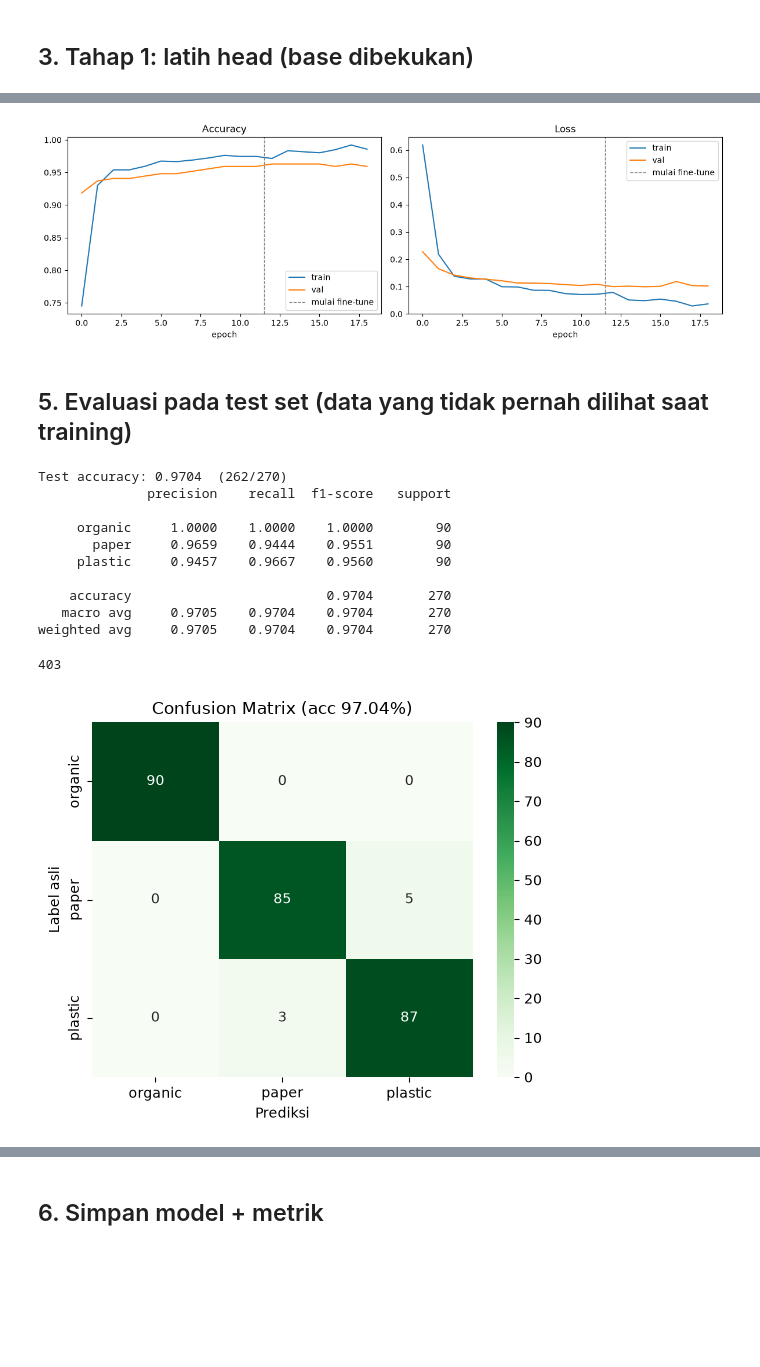
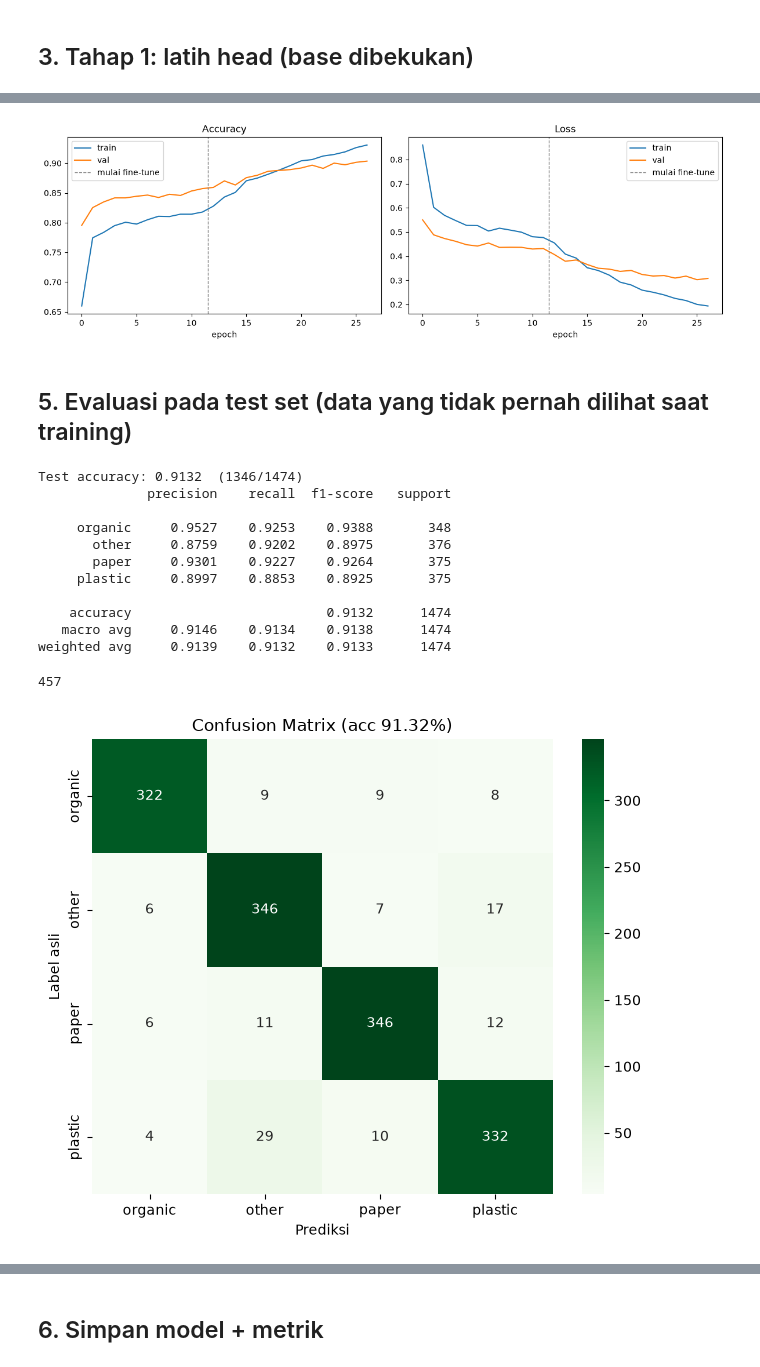
Before and after one commit to Asadell/smart-waste-management, a Jupyter notebook: ml/notebooks/training.ipynb, the cells around one changed output, grey strips where cells are left out. Cells and saved outputs as stored; diff of their text form; code cells hidden in the pictures; blank space fills up the shorter version.

Commit message:
feat: add "other" class to waste classifier (4-class model v2) so non-waste photos are rejected

```diff
--- a/ml/notebooks/training.ipynb
+++ b/ml/notebooks/training.ipynb
@@ -48,12 +55,23 @@ def load(split, shuffle):
 train_ds = load("train", True)
 val_ds = load("val", False)
 test_ds = load("test", False)
+# Object types never used in training (e.g. electric_guitar). All should be predicted "other".
+unseen_ds = keras.utils.image_dataset_from_directory(
+    DATA / "unseen" / "other", labels=None, image_size=IMG_SIZE, batch_size=BATCH, shuffle=False,
+)
+UNSEEN_FILES = unseen_ds.file_paths
 CLASS_NAMES = train_ds.class_names
 print("Classes:", CLASS_NAMES)
-print(json.dumps(json.loads((DATA / "summary.json").read_text())["classes"], indent=1))
+summary = json.loads((DATA / "summary.json").read_text())
+print({c: {k: v for k, v in info.items() if k != "groups"} for c, info in summary["classes"].items()})
+print("unseen:", summary["unseen_other"])
 
 AUTOTUNE = tf.data.AUTOTUNE
-train_ds = train_ds.cache().prefetch(AUTOTUNE)
-val_ds = val_ds.cache().prefetch(AUTOTUNE)
+# Cache to disk instead of RAM: ~10k decoded images would need ~6 GB of memory.
+CACHE = ROOT / "data" / "cache"
+import shutil; shutil.rmtree(CACHE, ignore_errors=True); CACHE.mkdir(parents=True)
+train_ds = train_ds.cache(str(CACHE / "train")).prefetch(AUTOTUNE)
+val_ds = val_ds.cache(str(CACHE / "val")).prefetch(AUTOTUNE)
 test_ds = test_ds.cache().prefetch(AUTOTUNE)
+unseen_ds = unseen_ds.prefetch(AUTOTUNE)
 # %% [output]
@@ -94,8 +106,10 @@ Jadi API cukup mengirim gambar RGB 224×224 dengan nilai 0–255. Layer augmenta
 augment = keras.Sequential([
     layers.RandomFlip("horizontal"),
     layers.RandomRotation(0.1),
-    layers.RandomZoom(0.15),
-    layers.RandomBrightness(0.15),
+    layers.RandomTranslation(0.1, 0.1),
+    layers.RandomZoom(0.2),
+    layers.RandomBrightness(0.2),
+    layers.RandomContrast(0.2),
 ], name="augmentation")
 
 base = keras.applications.MobileNetV2(input_shape=IMG_SIZE + (3,), include_top=False, weights="imagenet")
@@ -163,6 +170,6 @@ Epoch 5/12
 # %%
 base.trainable = True
-for layer in base.layers[:-30]:
+for layer in base.layers[:-60]:
     layer.trainable = False
 # BatchNorm tetap dibekukan agar statistik ImageNet tidak rusak oleh batch kecil.
 for layer in base.layers:
@@ -171,5 +178,5 @@ for layer in base.layers:
 
 model.compile(optimizer=keras.optimizers.Adam(1e-5), loss="sparse_categorical_crossentropy", metrics=["accuracy"])
 start = len(hist1.history["loss"])
-hist2 = model.fit(train_ds, validation_data=val_ds, epochs=start + 10, initial_epoch=start, callbacks=callbacks("stage2"))
+hist2 = model.fit(train_ds, validation_data=val_ds, epochs=start + 15, initial_epoch=start, callbacks=callbacks("stage2"))
 # %% [output]
@@ -193,7 +192,7 @@ for ax, metric in zip(axes, ["accuracy", "loss"]):
     ax.set_title(metric.capitalize()); ax.set_xlabel("epoch"); ax.legend()
 plt.tight_layout(); plt.savefig(REPORTS / "training_curves.png", dpi=120); plt.show()
 # %% [output]
-[figure, old version]
+[figure, new version]
 # %% [markdown]
 ## 5. Evaluasi pada test set (data yang tidak pernah dilihat saat training)
 # %%
@@ -208,25 +207,26 @@ report = classification_report(y_true, y_pred, target_names=CLASS_NAMES, digits=
 print(report)
 (REPORTS / "classification_report.txt").write_text(f"Test accuracy: {test_acc:.4f}\n\n{report}")
 # %% [output]
-Test accuracy: 0.9704  (262/270)
+Test accuracy: 0.9132  (1346/1474)
               precision    recall  f1-score   support
 
-     organic     1.0000    1.0000    1.0000        90
-       paper     0.9659    0.9444    0.9551        90
-     plastic     0.9457    0.9667    0.9560        90
+     organic     0.9527    0.9253    0.9388       348
+       other     0.8759    0.9202    0.8975       376
+       paper     0.9301    0.9227    0.9264       375
+     plastic     0.8997    0.8853    0.8925       375
 
-    accuracy                         0.9704       270
-   macro avg     0.9705    0.9704    0.9704       270
-weighted avg     0.9705    0.9704    0.9704       270
+    accuracy                         0.9132      1474
+   macro avg     0.9146    0.9134    0.9138      1474
+weighted avg     0.9139    0.9132    0.9133      1474
-403
+457
 # %%
 cm = confusion_matrix(y_true, y_pred)
-plt.figure(figsize=(5.5, 4.5))
+plt.figure(figsize=(6.5, 5.5))
 sns.heatmap(cm, annot=True, fmt="d", cmap="Greens", xticklabels=CLASS_NAMES, yticklabels=CLASS_NAMES)
 plt.xlabel("Prediksi"); plt.ylabel("Label asli"); plt.title(f"Confusion Matrix (acc {test_acc:.2%})")
 plt.tight_layout(); plt.savefig(REPORTS / "confusion_matrix.png", dpi=120); plt.show()
 # %% [output]
-[figure, old version]
+[figure, new version]
 # %%
 # Contoh prediksi yang salah, untuk analisis kelas yang sering tertukar.
 wrong = np.where(y_true != y_pred)[0]
```
Also changed, not shown: parts of 14 cells of this notebook, 26 other files.
